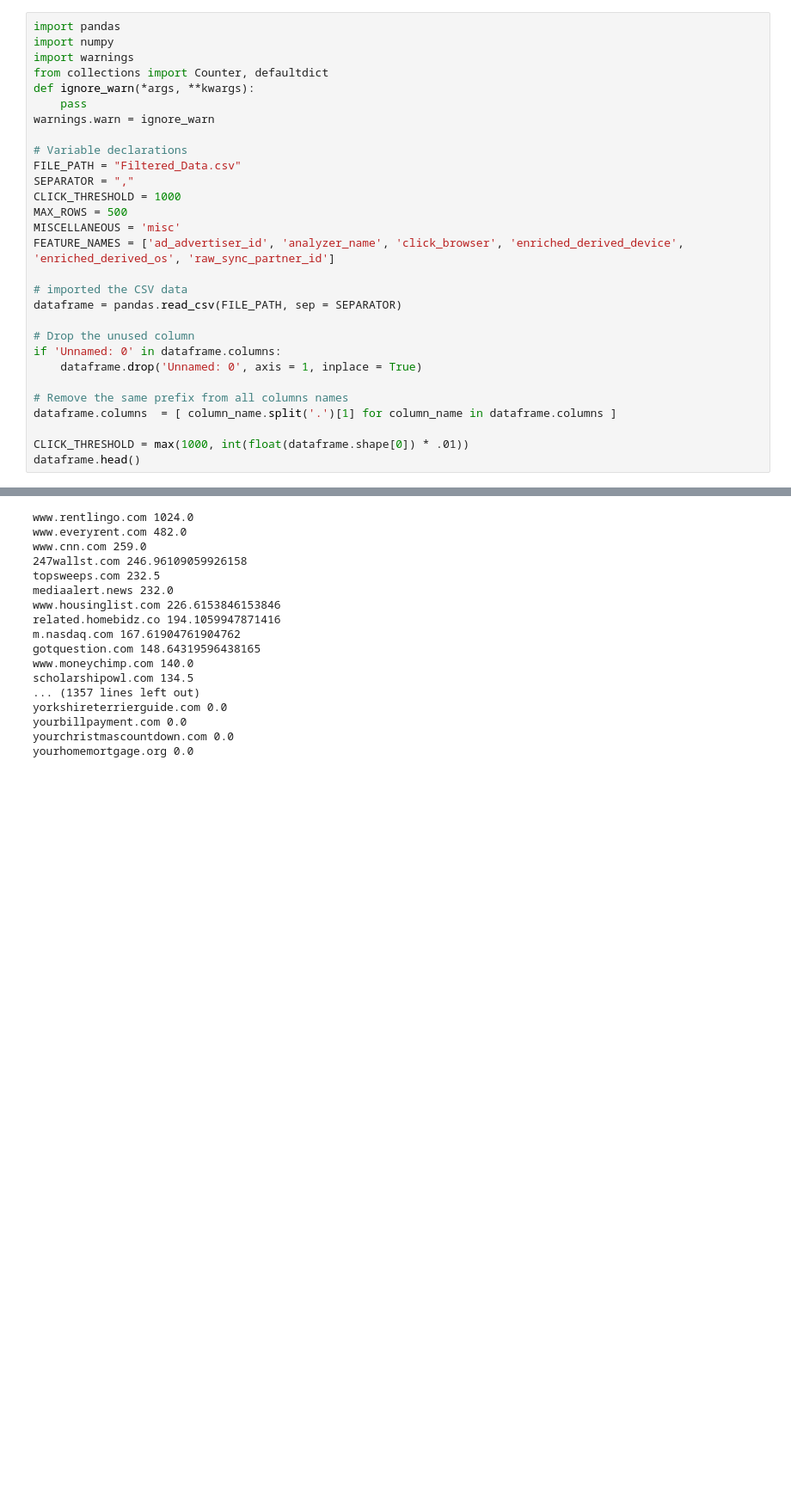
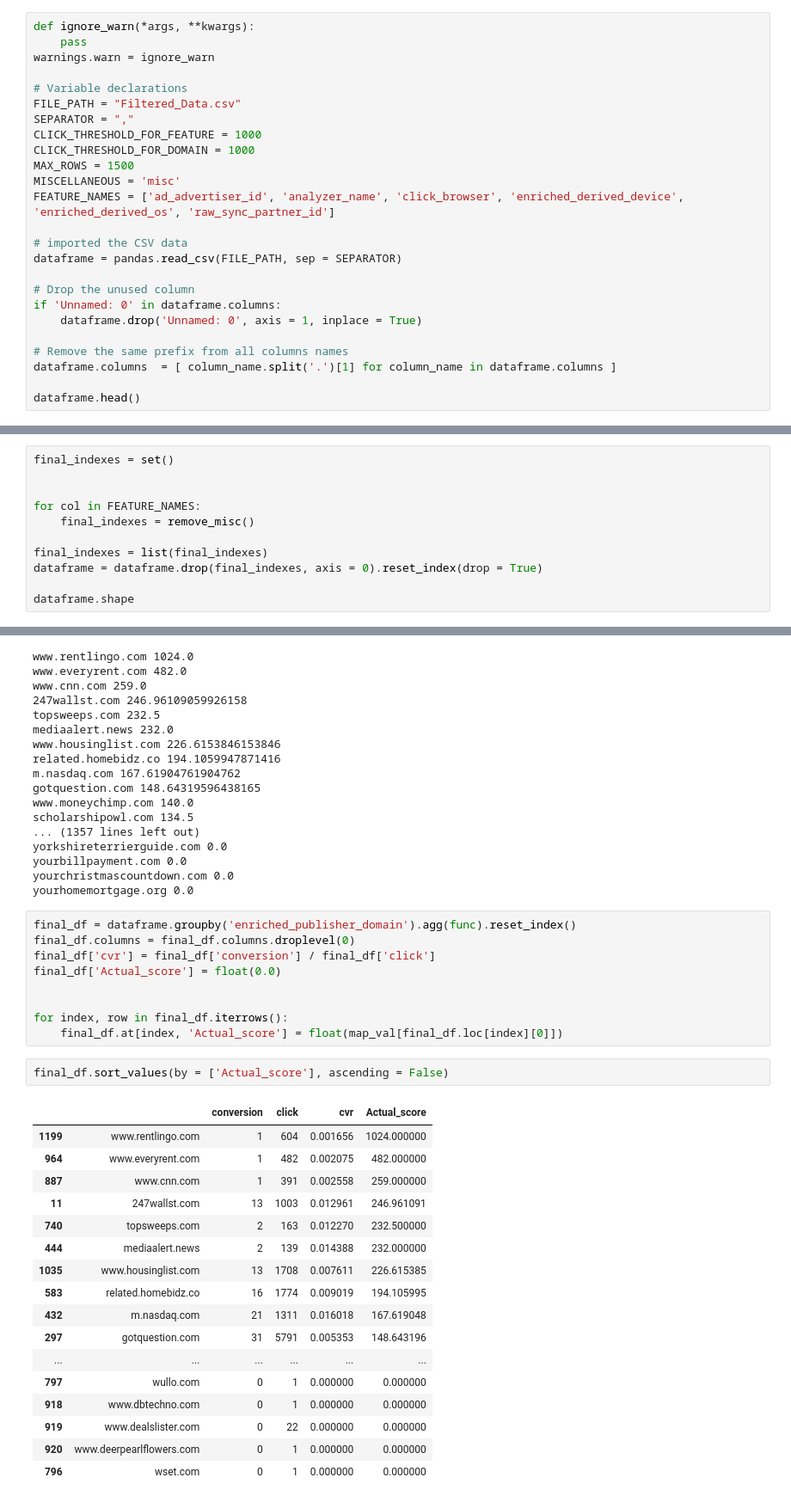
Before and after one commit to coderbond007/Data-Analysis-of-Ads, a Jupyter notebook: DataCleaner.ipynb, the cells around one changed output, grey strips where cells are left out. Shown at 86% size. Drawn from its saved outputs; the diff is of its cells as text; blank space fills up the shorter version.

```diff
--- a/DataCleaner.ipynb
+++ b/DataCleaner.ipynb
@@ -1,8 +7,4 @@
 # %%
-import pandas
-import numpy
-import warnings
-from collections import Counter, defaultdict
 def ignore_warn(*args, **kwargs):
     pass
 warnings.warn = ignore_warn
@@ -10,8 +12,9 @@ warnings.warn = ignore_warn
 # Variable declarations
 FILE_PATH = "Filtered_Data.csv"
 SEPARATOR = ","
-CLICK_THRESHOLD = 1000
-MAX_ROWS = 500
+CLICK_THRESHOLD_FOR_FEATURE = 1000
+CLICK_THRESHOLD_FOR_DOMAIN = 1000
+MAX_ROWS = 1500
 MISCELLANEOUS = 'misc'
 FEATURE_NAMES = ['ad_advertiser_id', 'analyzer_name', 'click_browser', 'enriched_derived_device', 'enriched_derived_os', 'raw_sync_partner_id']
 
@@ -25,5 +28,4 @@ if 'Unnamed: 0' in dataframe.columns:
 # Remove the same prefix from all columns names
 dataframe.columns  = [ column_name.split('.')[1] for column_name in dataframe.columns ]
 
-CLICK_THRESHOLD = max(1000, int(float(dataframe.shape[0]) * .01))
 dataframe.head()
@@ -196,0 +225,11 @@ click_browser {}{}
+# %%
+final_indexes = set()
+
+
+for col in FEATURE_NAMES:
+    final_indexes = remove_misc()
+
+final_indexes = list(final_indexes)
+dataframe = dataframe.drop(final_indexes, axis = 0).reset_index(drop = True)
+
+dataframe.shape
@@ -270,3 +277,32 @@ yorkshireterrierguide.com 0.0
 yourbillpayment.com 0.0
 yourchristmascountdown.com 0.0
 yourhomemortgage.org 0.0
+# %%
+final_df = dataframe.groupby('enriched_publisher_domain').agg(func).reset_index()
+final_df.columns = final_df.columns.droplevel(0)
+final_df['cvr'] = final_df['conversion'] / final_df['click']
+final_df['Actual_score'] = float(0.0)
+
+
+for index, row in final_df.iterrows():
+    final_df.at[index, 'Actual_score'] = float(map_val[final_df.loc[index][0]])
+# %%
+final_df.sort_values(by = ['Actual_score'], ascending = False)
+# %% [output]
+|  |  | conversion | click | cvr | Actual_score |
+| 1199 | www.rentlingo.com | 1 | 604 | 0.001656 | 1024.000000 |
+| 964 | www.everyrent.com | 1 | 482 | 0.002075 | 482.000000 |
+| 887 | www.cnn.com | 1 | 391 | 0.002558 | 259.000000 |
+| 11 | 247wallst.com | 13 | 1003 | 0.012961 | 246.961091 |
+| 740 | topsweeps.com | 2 | 163 | 0.012270 | 232.500000 |
+| 444 | mediaalert.news | 2 | 139 | 0.014388 | 232.000000 |
+| 1035 | www.housinglist.com | 13 | 1708 | 0.007611 | 226.615385 |
+| 583 | related.homebidz.co | 16 | 1774 | 0.009019 | 194.105995 |
+| 432 | m.nasdaq.com | 21 | 1311 | 0.016018 | 167.619048 |
+| 297 | gotquestion.com | 31 | 5791 | 0.005353 | 148.643196 |
+| ... | ... | ... | ... | ... | ... |
+| 797 | wullo.com | 0 | 1 | 0.000000 | 0.000000 |
+| 918 | www.dbtechno.com | 0 | 1 | 0.000000 | 0.000000 |
+| 919 | www.dealslister.com | 0 | 22 | 0.000000 | 0.000000 |
+| 920 | www.deerpearlflowers.com | 0 | 1 | 0.000000 | 0.000000 |
+| 796 | wset.com | 0 | 1 | 0.000000 | 0.000000 |
```
Also changed, not shown: parts of 11 cells of this notebook, 6 other files.
